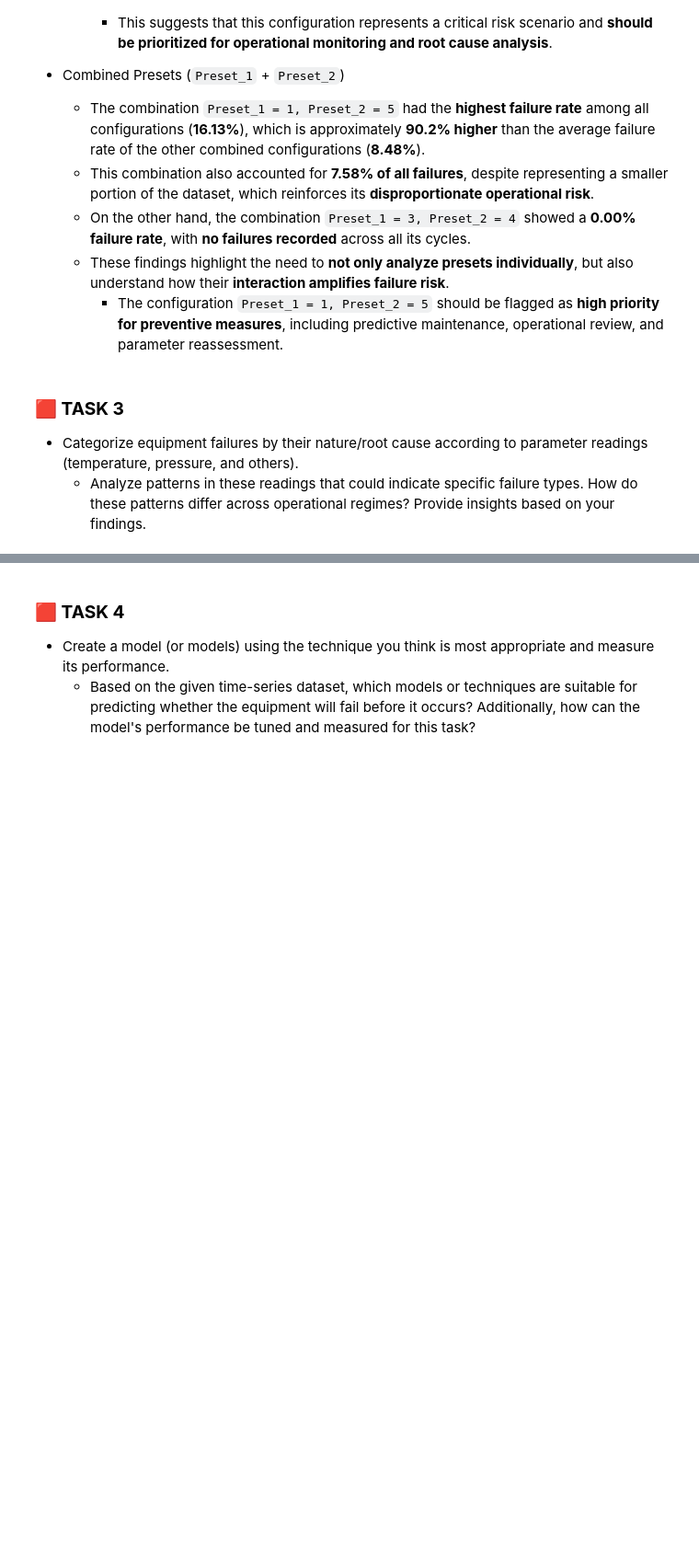
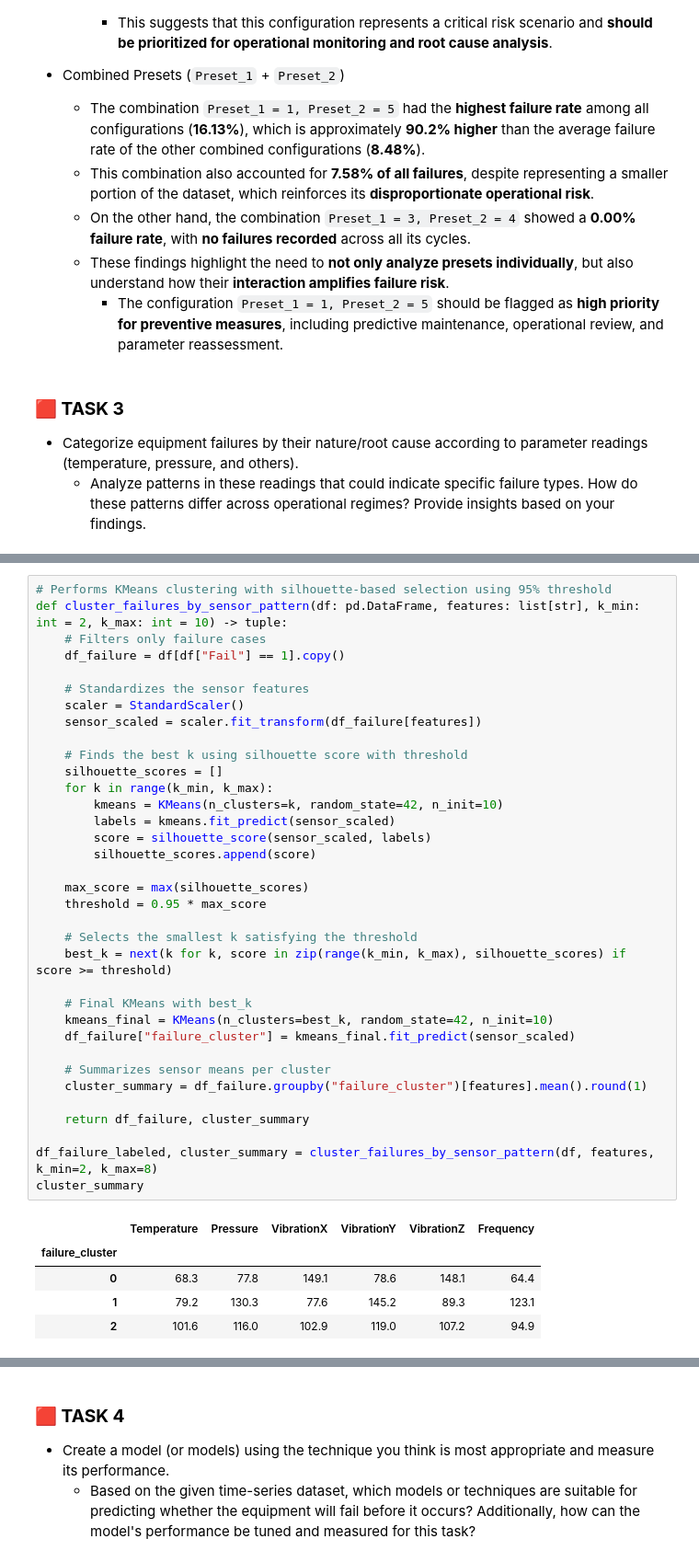
Before and after one commit to luizoaf/shape, a Jupyter notebook: luiz_alves_teste_shape.ipynb, the cells around one changed output, grey strips where cells are left out. Shown at 92% size. Drawn from its saved outputs; the diff is of its cells as text; blank space fills up the shorter version.

```diff
--- a/luiz_alves_teste_shape.ipynb
+++ b/luiz_alves_teste_shape.ipynb
@@ -335,0 +434,41 @@ plot_failure_rate_by_combination(table_combined)
+# %%
+# Performs KMeans clustering with silhouette-based selection using 95% threshold
+def cluster_failures_by_sensor_pattern(df: pd.DataFrame, features: list[str], k_min: int = 2, k_max: int = 10) -> tuple:
+    # Filters only failure cases
+    df_failure = df[df["Fail"] == 1].copy()
+
+    # Standardizes the sensor features
+    scaler = StandardScaler()
+    sensor_scaled = scaler.fit_transform(df_failure[features])
+
+    # Finds the best k using silhouette score with threshold
+    silhouette_scores = []
+    for k in range(k_min, k_max):
+        kmeans = KMeans(n_clusters=k, random_state=42, n_init=10)
+        labels = kmeans.fit_predict(sensor_scaled)
+        score = silhouette_score(sensor_scaled, labels)
+        silhouette_scores.append(score)
+
+    max_score = max(silhouette_scores)
+    threshold = 0.95 * max_score
+
+    # Selects the smallest k satisfying the threshold
+    best_k = next(k for k, score in zip(range(k_min, k_max), silhouette_scores) if score >= threshold)
+
+    # Final KMeans with best_k
+    kmeans_final = KMeans(n_clusters=best_k, random_state=42, n_init=10)
+    df_failure["failure_cluster"] = kmeans_final.fit_predict(sensor_scaled)
+
+    # Summarizes sensor means per cluster
+    cluster_summary = df_failure.groupby("failure_cluster")[features].mean().round(1)
+
+    return df_failure, cluster_summary
+
+df_failure_labeled, cluster_summary = cluster_failures_by_sensor_pattern(df, features, k_min=2, k_max=8)
+cluster_summary
+# %% [output]
+|  | Temperature | Pressure | VibrationX | VibrationY | VibrationZ | Frequency |
+| failure_cluster |  |  |  |  |  |  |
+| 0 | 68.3 | 77.8 | 149.1 | 78.6 | 148.1 | 64.4 |
+| 1 | 79.2 | 130.3 | 77.6 | 145.2 | 89.3 | 123.1 |
+| 2 | 101.6 | 116.0 | 102.9 | 119.0 | 107.2 | 94.9 |
```
Also changed, not shown: parts of 9 cells of this notebook.
